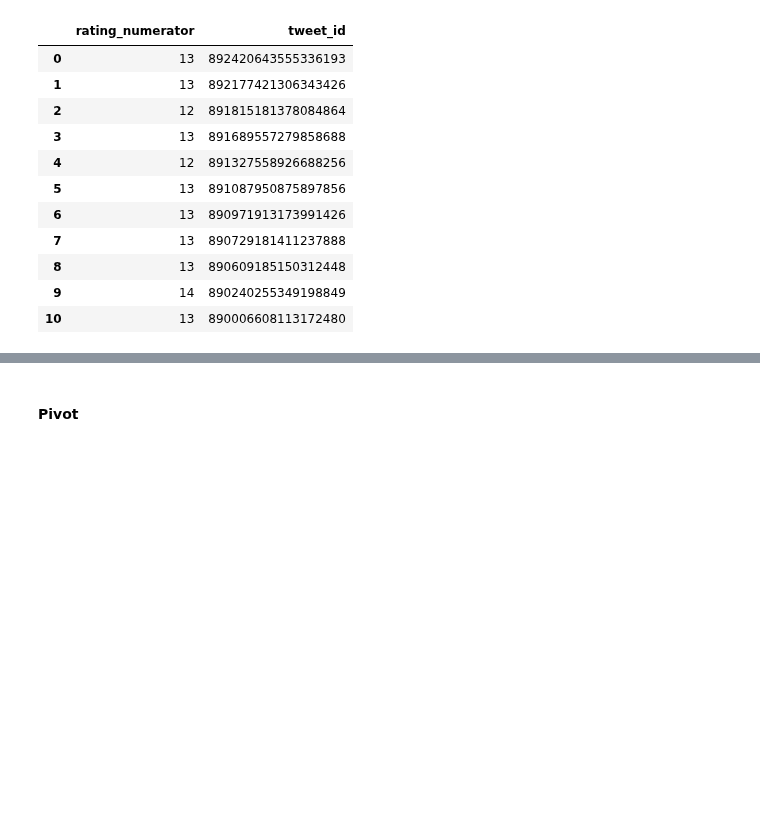
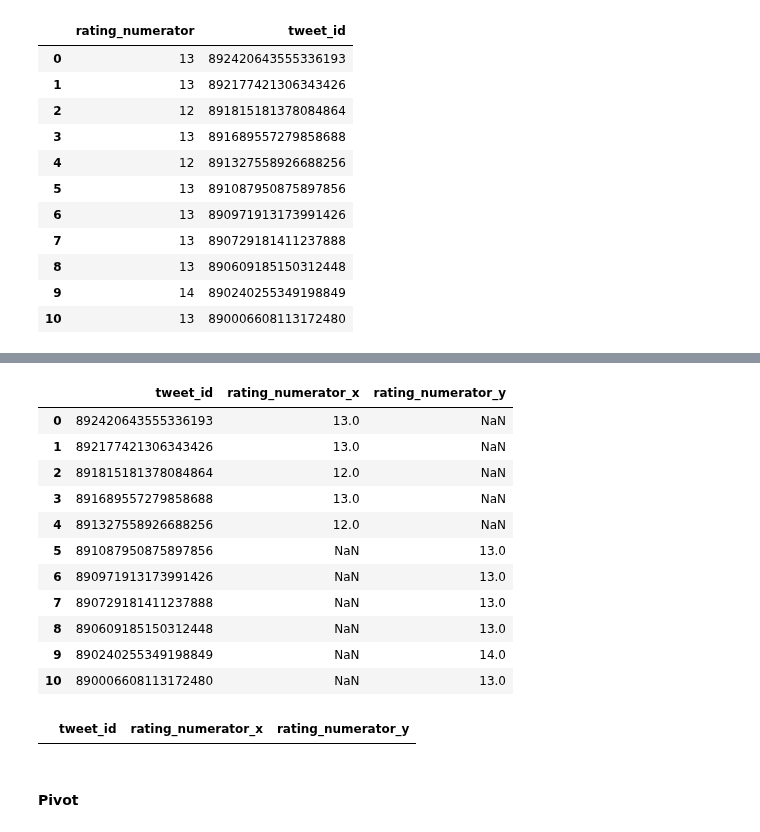
Before and after one commit to anneruhnke/data_wrangling, a Jupyter notebook: wrangle_act.ipynb, the cells around one changed output, grey strips where cells are left out. Saved outputs shown, nothing was run; the diff lists cells and outputs as text; code cells hidden in the pictures; blank space fills up the shorter version.

Commit message:
Implement merge

```diff
--- a/wrangle_act.ipynb
+++ b/wrangle_act.ipynb
@@ -787,3 +823,22 @@ concat_df_sideways
+# %%
+pd.merge(short_df_1, short_df_2, how='outer', on='tweet_id')
+# %% [output]
+|  | tweet_id | rating_numerator_x | rating_numerator_y |
+| 0 | 892420643555336193 | 13.0 | NaN |
+| 1 | 892177421306343426 | 13.0 | NaN |
+| 2 | 891815181378084864 | 12.0 | NaN |
+| 3 | 891689557279858688 | 13.0 | NaN |
+| 4 | 891327558926688256 | 12.0 | NaN |
+| 5 | 891087950875897856 | NaN | 13.0 |
+| 6 | 890971913173991426 | NaN | 13.0 |
+| 7 | 890729181411237888 | NaN | 13.0 |
+| 8 | 890609185150312448 | NaN | 13.0 |
+| 9 | 890240255349198849 | NaN | 14.0 |
+| 10 | 890006608113172480 | NaN | 13.0 |
+# %%
+pd.merge(short_df_1, short_df_2, how='inner', on='tweet_id')
+# %% [output]
+|  | tweet_id | rating_numerator_x | rating_numerator_y |
 # %% [markdown]
 #### Pivot
 # %%
```
Also changed, not shown: parts of 28 cells of this notebook.
